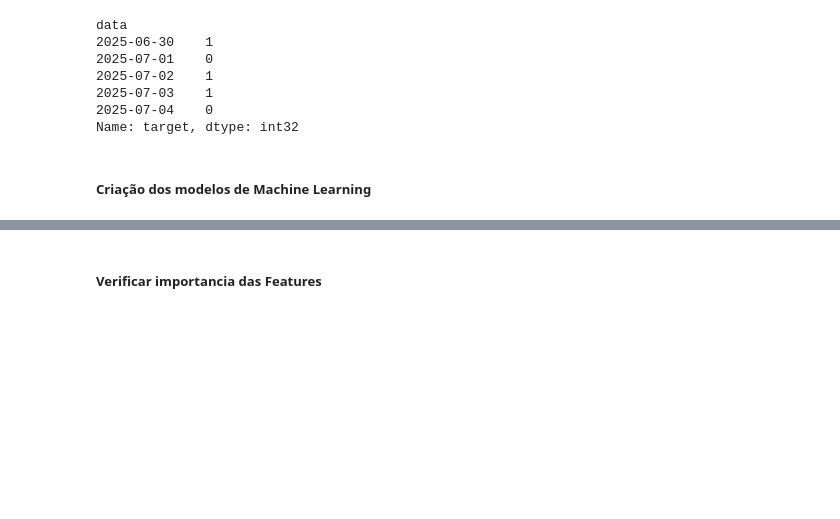
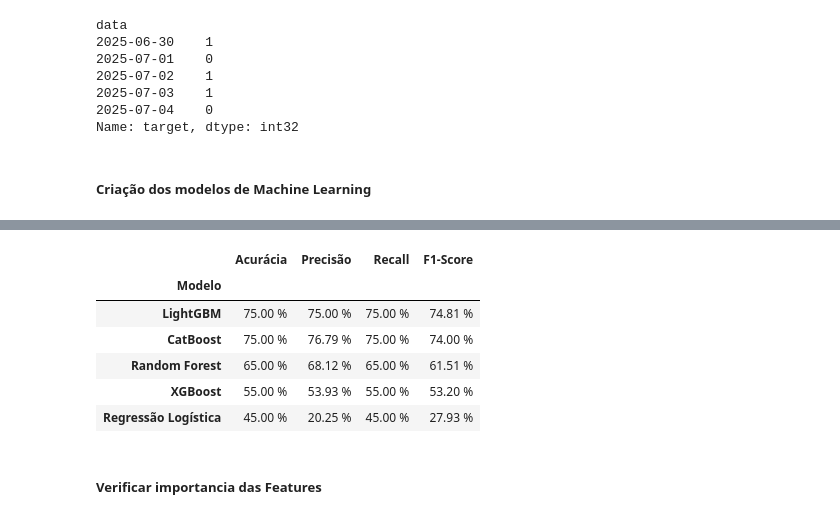
Before and after one commit to RicardViana/fiap-Machine-Learning-and-Time-Series, a Jupyter notebook: tech_challenge_fase_2.ipynb, the cells around one changed output, grey strips where cells are left out. Saved outputs shown, nothing was run; the diff lists cells and outputs as text; code cells hidden in the pictures; blank space fills up the shorter version.

```diff
--- a/tech_challenge_fase_2.ipynb
+++ b/tech_challenge_fase_2.ipynb
@@ -685,7 +688,7 @@ previsao_rf = modelo_rf.predict(x_test_scaled)
 # %%
 # Treinar o modelo e gerar a previsao - XGBoost
 
-usar_grid = "Sim"
+usar_grid = "Não"
 
 if usar_grid == "Sim":
 
@@ -712,7 +715,7 @@ if usar_grid == "Sim":
     previsao_xgb = modelo_xgb.predict(x_test)
 
 else:
-    modelo_xgb = XGBClassifier(random_state=42, n_jobs=1)
+    modelo_xgb = XGBClassifier(random_state=42)
     modelo_xgb.fit(x_train_scaled, y_train)
     previsao_xgb = modelo_xgb.predict(x_test_scaled)
 # %%
@@ -736,35 +737,42 @@ KeyboardInterrupt:
 
 # # Criar um dicionario com os resultados centralizado que guarda o nome, o objeto do modelo e suas previsões
 modelos_avaliados = {
     "Regressão Logística": {"modelo": modelo_rl, "previsoes": previsao_rl},
     "Random Forest":       {"modelo": modelo_rf, "previsoes": previsao_rf},
     "XGBoost":             {"modelo": modelo_xgb, "previsoes": previsao_xgb},
     "LightGBM":            {"modelo": modelo_lgbm, "previsoes": previsao_lgbm},
-    "CatBoost":            {"modelo": modelo_cat, "previsoes": previsao_cat},
-    "SVM":                 {"modelo": modelo_svm, "previsoes": previsao_svm}
+    "CatBoost":            {"modelo": modelo_cat, "previsoes": previsao_cat}
 }
 
 # Criar um data frame com os resultados
 performance = pd.DataFrame(
     columns=["Modelo", "Acurácia", "Precisão", "Recall", "F1-Score"]
 )
 
 for nome, dados in modelos_avaliados.items():
     report = classification_report(y_test, dados["previsoes"], output_dict=True, zero_division=0)
 
     performance.loc[performance.shape[0]] = {
         "Modelo": nome,
         "Acurácia": report["accuracy"],
         "Precisão": report["weighted avg"]["precision"],
         "Recall": report["weighted avg"]["recall"],
         "F1-Score": report["weighted avg"]["f1-score"],
     }
 
 performance.set_index("Modelo", inplace=True)
 performance_formatada = performance.sort_values(by="Acurácia", ascending=False)
 performance_formatada = performance_formatada.map(lambda x: f"{(100 * x):.2f} %")
 
 display(performance_formatada)
+# %% [output]
+|  | Acurácia | Precisão | Recall | F1-Score |
+| Modelo |  |  |  |  |
+| LightGBM | 75.00 % | 75.00 % | 75.00 % | 74.81 % |
+| CatBoost | 75.00 % | 76.79 % | 75.00 % | 74.00 % |
+| Random Forest | 65.00 % | 68.12 % | 65.00 % | 61.51 % |
+| XGBoost | 55.00 % | 53.93 % | 55.00 % | 53.20 % |
+| Regressão Logística | 45.00 % | 20.25 % | 45.00 % | 27.93 % |
 # %% [markdown]
 ##### Verificar importancia das Features
 # %%
```
Also changed, not shown: parts of 8 cells of this notebook.
